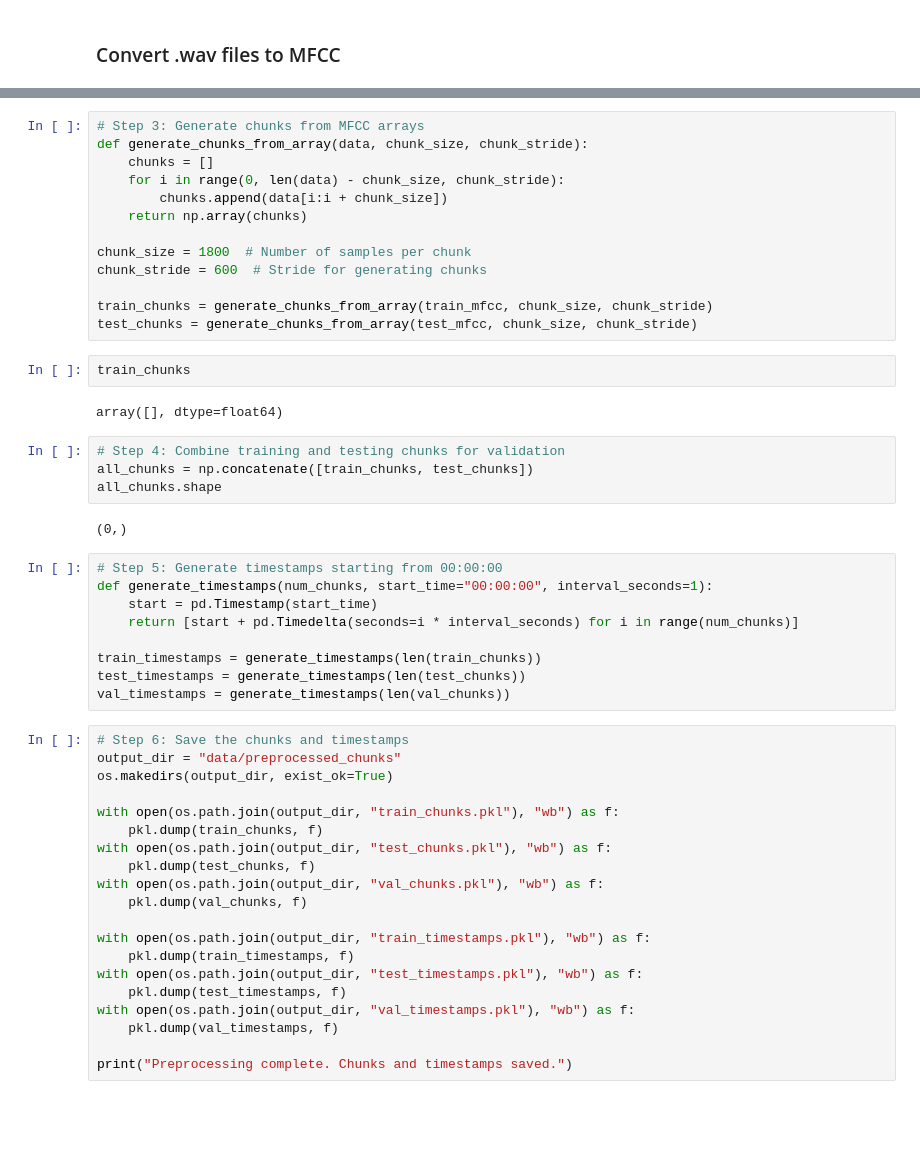
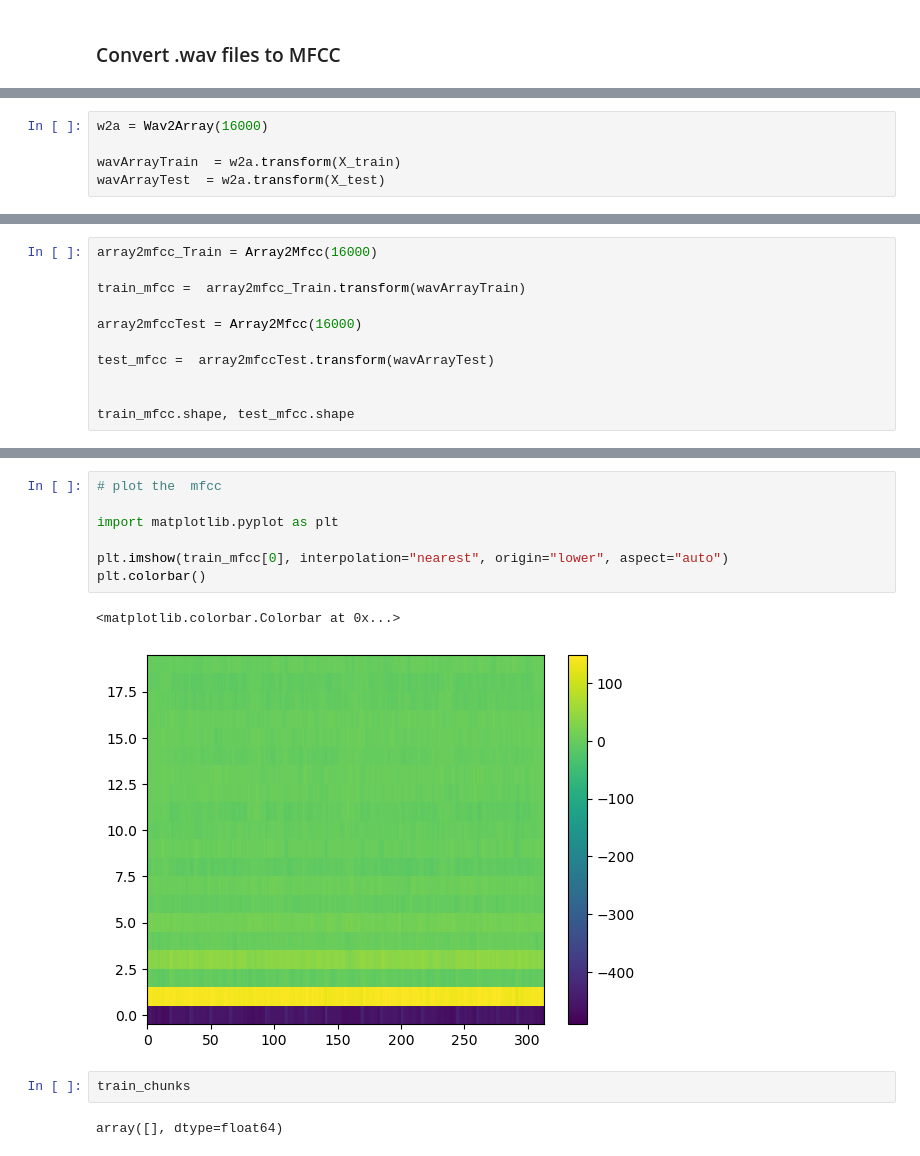
Before and after one commit to Igor-C-Assuncao/Anomaly_Detection_MFCC_TCC, a Jupyter notebook: MTSA.ipynb, the cells around one changed output, grey strips where cells are left out. Saved outputs shown, nothing was run; the diff lists cells and outputs as text; blank space fills up the shorter version.

```diff
--- a/MTSA.ipynb
+++ b/MTSA.ipynb
@@ -100,0 +94,5 @@ Pipeline(steps=[('wav2array', Wav2Array()),
+# %%
+w2a = Wav2Array(16000)
+
+wavArrayTrain  = w2a.transform(X_train)
+wavArrayTest  = w2a.transform(X_test)
@@ -100,0 +103,11 @@ Pipeline(steps=[('wav2array', Wav2Array()),
+# %%
+array2mfcc_Train = Array2Mfcc(16000)
+
+train_mfcc =  array2mfcc_Train.transform(wavArrayTrain)
+
+array2mfccTest = Array2Mfcc(16000)
+
+test_mfcc =  array2mfccTest.transform(wavArrayTest)
+
+
+train_mfcc.shape, test_mfcc.shape
@@ -117,52 +136,14 @@ array([[-4.99341400e+02,  1.53726074e+02, -2.19820137e+01, ...,
-# %%
-# Step 3: Generate chunks from MFCC arrays
-def generate_chunks_from_array(data, chunk_size, chunk_stride):
-    chunks = []
-    for i in range(0, len(data) - chunk_size, chunk_stride):
-        chunks.append(data[i:i + chunk_size])
-    return np.array(chunks)
-
-chunk_size = 1800  # Number of samples per chunk
-chunk_stride = 600  # Stride for generating chunks
-
-train_chunks = generate_chunks_from_array(train_mfcc, chunk_size, chunk_stride)
-test_chunks = generate_chunks_from_array(test_mfcc, chunk_size, chunk_stride)
+# %%
+# plot the  mfcc
+
+import matplotlib.pyplot as plt
+
+plt.imshow(train_mfcc[0], interpolation="nearest", origin="lower", aspect="auto")
+plt.colorbar()
+# %% [output]
+<matplotlib.colorbar.Colorbar at 0x...>
+[figure, added]
 # %%
 train_chunks
 # %% [output]
 array([], dtype=float64)
-# %%
-# Step 4: Combine training and testing chunks for validation
-all_chunks = np.concatenate([train_chunks, test_chunks])
-all_chunks.shape
-# %% [output]
-(0,)
-# %%
-# Step 5: Generate timestamps starting from 00:00:00
-def generate_timestamps(num_chunks, start_time="00:00:00", interval_seconds=1):
-    start = pd.Timestamp(start_time)
-    return [start + pd.Timedelta(seconds=i * interval_seconds) for i in range(num_chunks)]
-
-train_timestamps = generate_timestamps(len(train_chunks))
-test_timestamps = generate_timestamps(len(test_chunks))
-val_timestamps = generate_timestamps(len(val_chunks))
-# %%
-# Step 6: Save the chunks and timestamps
-output_dir = "data/preprocessed_chunks"
-os.makedirs(output_dir, exist_ok=True)
-
-with open(os.path.join(output_dir, "train_chunks.pkl"), "wb") as f:
-    pkl.dump(train_chunks, f)
-with open(os.path.join(output_dir, "test_chunks.pkl"), "wb") as f:
-    pkl.dump(test_chunks, f)
-with open(os.path.join(output_dir, "val_chunks.pkl"), "wb") as f:
-    pkl.dump(val_chunks, f)
-
-with open(os.path.join(output_dir, "train_timestamps.pkl"), "wb") as f:
-    pkl.dump(train_timestamps, f)
-with open(os.path.join(output_dir, "test_timestamps.pkl"), "wb") as f:
-    pkl.dump(test_timestamps, f)
-with open(os.path.join(output_dir, "val_timestamps.pkl"), "wb") as f:
-    pkl.dump(val_timestamps, f)
-
-print("Preprocessing complete. Chunks and timestamps saved.")
```
Also changed, not shown: parts of 6 cells of this notebook, 7 other files.
